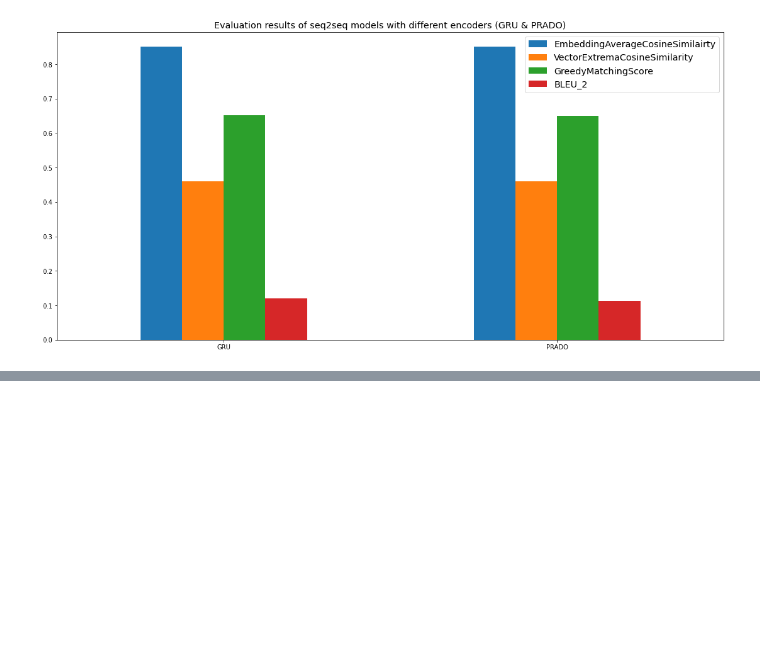
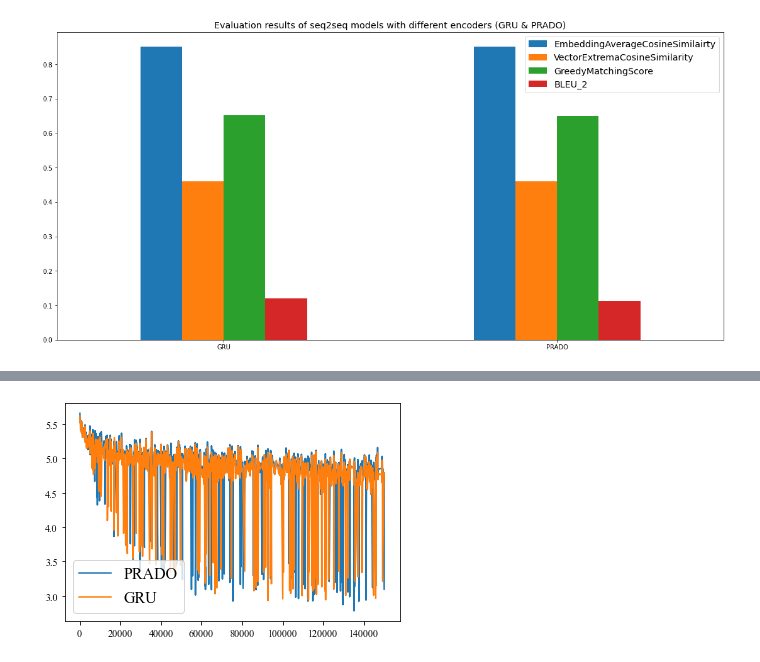
Before and after one commit to Cli212/Lightweight-Language-Models-to-Generate, a Jupyter notebook: chatbot-evaluation.ipynb, the cells around one changed output, grey strips where cells are left out. Saved outputs shown, nothing was run; the diff lists cells and outputs as text; code cells hidden in the pictures; blank space fills up the shorter version.

```diff
--- a/chatbot-evaluation.ipynb
+++ b/chatbot-evaluation.ipynb
@@ -64,0 +62,16 @@ plt.show();
+# %%
+import csv
+import matplotlib.pyplot as plt
+import pandas as pd
+df1 = pd.read_csv('prado_scalar_loss.csv')  # csv文件所在路径
+step1 = df1['Step'].values.tolist()
+loss1 = df1['Value'].values.tolist()
+df2 = pd.read_csv('gru_scalar_loss.csv')
+step2 = df2['Step'].values.tolist()
+loss2 = df2['Value'].values.tolist()
+plt.plot(step1, loss1, label='PRADO')
+plt.plot(step2, loss2, label='GRU')
+plt.legend(loc='lower left', fontsize=16)  # 图注的大小plt.show()
+plt.savefig('training_loss.png', dpi=300)
+# %% [output]
+[figure, added]
```
Also changed, not shown: parts of 1 cell of this notebook, 4 other files.
